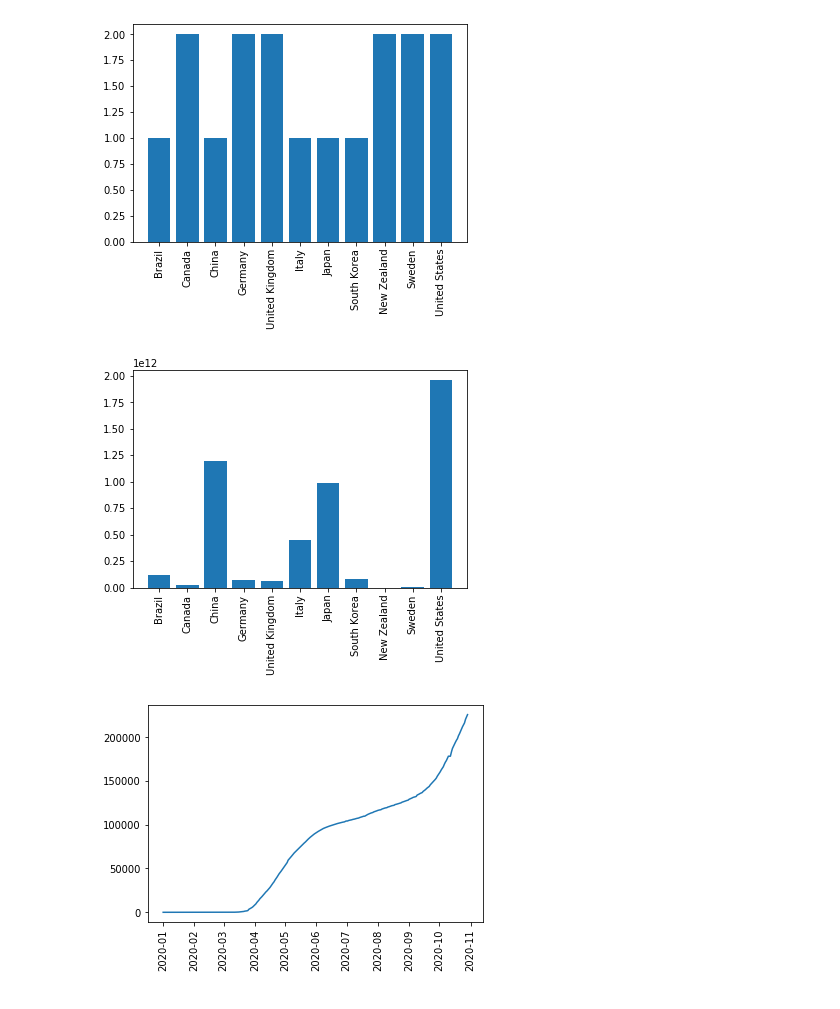
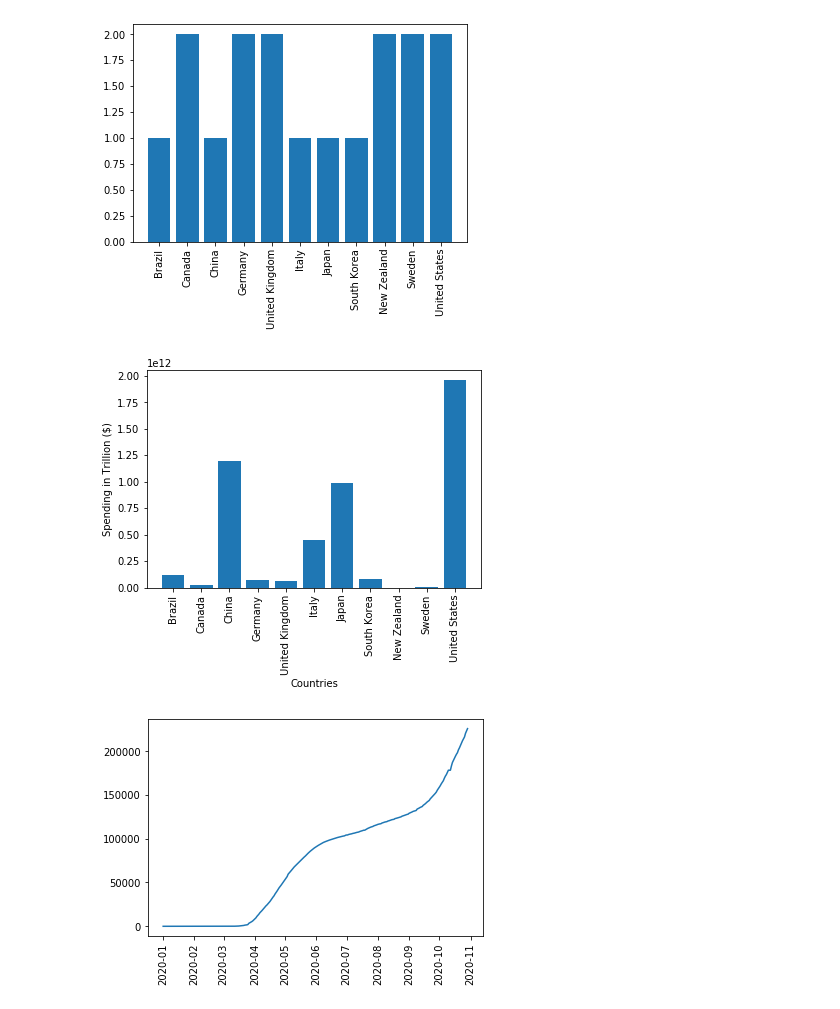
Before and after one commit to rejane-b/Project_1, a Jupyter notebook: Economics.ipynb, the cells around one changed output. Cells and saved outputs as stored; diff of their text form; code cells hidden in the pictures.

```diff
--- a/Economics.ipynb
+++ b/Economics.ipynb
@@ -147,9 +147,11 @@ plt.show()
 # %%
 plt.bar(df['CountryName'],df['E3_Fiscal measures'])
 plt.xticks(rotation='vertical')
+plt.xlabel('Countries')
+plt.ylabel('Spending in Trillion ($)')
 plt.show()
 # %% [output]
-[figure, old version]
+[figure, new version]
 # %%
 canada = df.loc[df['CountryName']=='Canada']
 fig, ax = plt.subplots()
```
Also changed, not shown: parts of 2 cells of this notebook.
